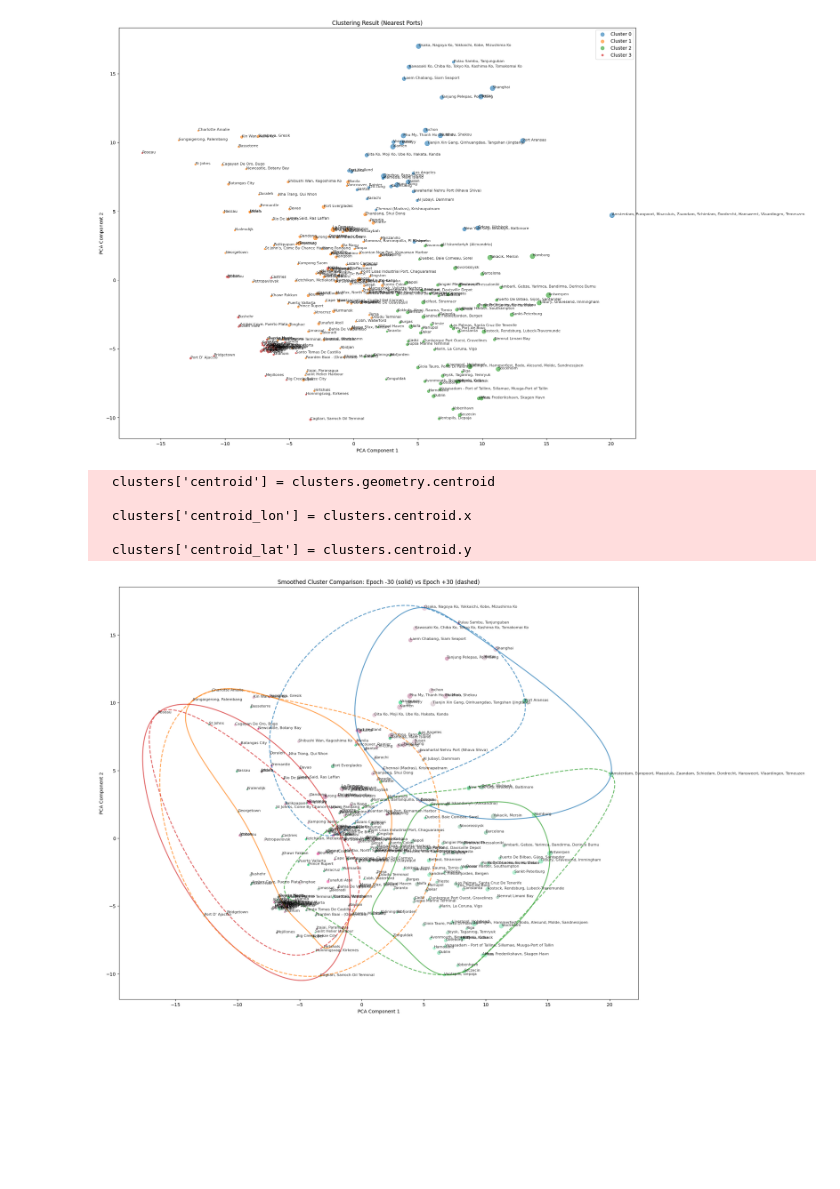
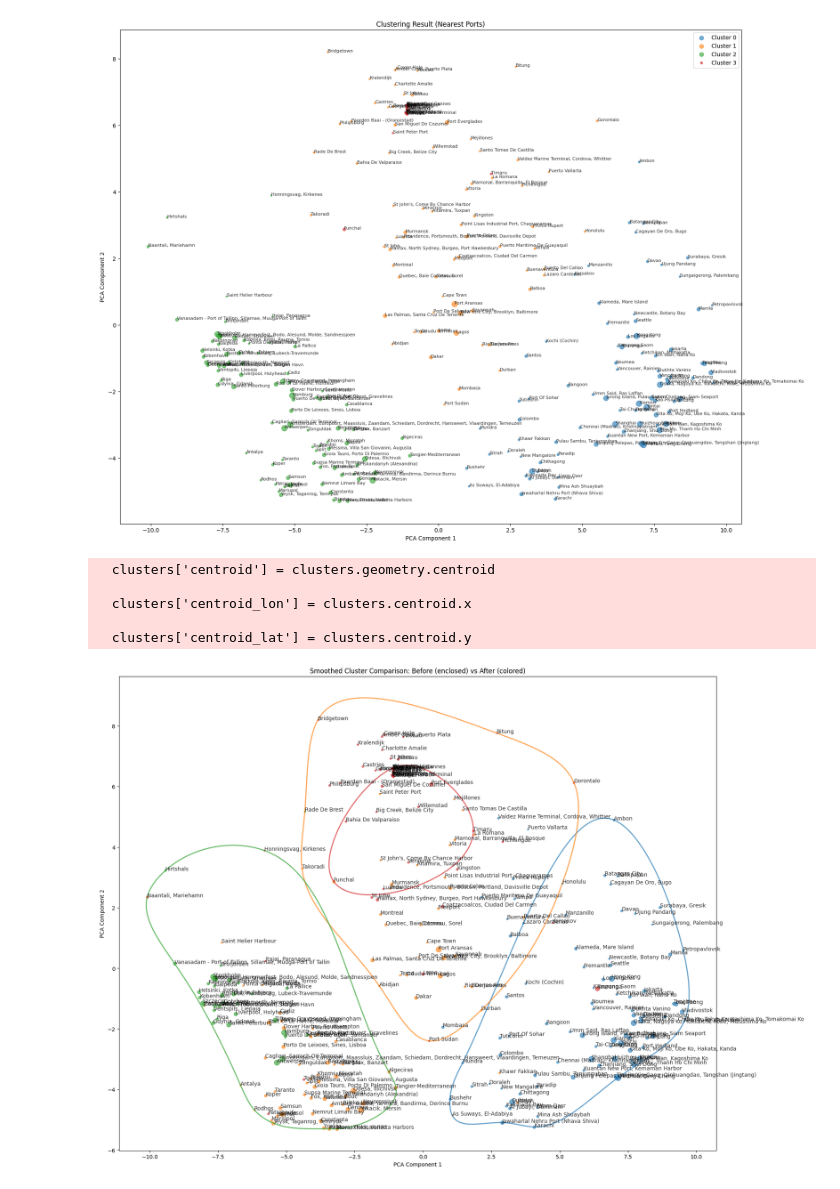
Before and after one commit to Paulliant/global-shipping-networks-analysis, a Jupyter notebook: Network Analysis/graph_embedding_calculate.ipynb, the cells around one changed output. Cells and saved outputs as stored; diff of their text form; code cells hidden in the pictures; blank space fills up the shorter version.

```diff
--- a/Network Analysis/graph_embedding_calculate.ipynb
+++ b/Network Analysis/graph_embedding_calculate.ipynb
@@ -16,7 +16,7 @@ n_clusters = 4
 clusters = pd.read_feather('result/clusters/cl_01-03.feather')
 
 # 2. 加载节点嵌入数据
-node_embeddings = pd.read_csv('result/graph_embedding/nodeembs_epoch-30.csv', header=None)
+node_embeddings = pd.read_csv('result/graph_embedding/nodeembs_before_lstmB_structure.csv', header=None)
 node_embeddings = node_embeddings.values[:, 1:]  # 将数据转换为NumPy数组，并去除第一列（第一列是标签，不参与拟合）
 
 if node_embeddings.shape[0] < clusters.shape[0]: # 如果节点嵌入数据的行数不足 clusters 的行数，则补充缺失的部分
@@ -41,34 +41,34 @@ clusters['cluster'] = kmeans.fit_predict(node_embeddings_scaled)
 # 5. 进行PCA降维，以便进行可视化
 pca = PCA(n_components=2)
 reduced_embeddings = pca.fit_transform(node_embeddings_scaled)
 
 # 6. 将PCA降维结果添加到clusters数据框中
 clusters['pca_x'] = reduced_embeddings[:, 0]
 clusters['pca_y'] = reduced_embeddings[:, 1]
 
 # 7. 绘制聚类结果
 plt.figure(figsize=(20, 16))
 cmap = plt.get_cmap('tab10')
 colors = [cmap(i) for i in range(n_clusters)]
 
 # 遍历每个聚类类别
 for cl in sorted(clusters['cluster'].unique()):
     sub_df = clusters[clusters['cluster'] == cl]
     plt.scatter(sub_df['pca_x'], sub_df['pca_y'],
                 s=np.sqrt(sub_df['ship_cnts']),
                 color=colors[cl % len(colors)],
                 label=f'Cluster {cl}', alpha=0.6)
     # 对每个点添加 nearest_ports 标签
     for idx, row in sub_df.iterrows():
         plt.annotate(row['nearest_ports'], (row['pca_x'], row['pca_y']), fontsize=8, alpha=0.8)
 
 plt.xlabel('PCA Component 1')
 plt.ylabel('PCA Component 2')
 plt.title('Clustering Result (Nearest Ports)')
 plt.legend()
 plt.show()
 # %% [output]
-[figure, old version]
+[figure, new version]
 # %%
 import pandas as pd
 import geopandas as gpd
@@ -94,8 +94,8 @@ clusters['centroid_lon'] = clusters.centroid.x
 clusters['centroid_lat'] = clusters.centroid.y
 
 # 加载两个时间点的节点嵌入数据
-emb_before = pd.read_csv('result/graph_embedding/nodeembs_epoch-30.csv', header=None).values[:, 1:]
-emb_after = pd.read_csv('result/graph_embedding/nodeembs_epoch+30.csv', header=None).values[:, 1:]
+emb_before = pd.read_csv('result/graph_embedding/nodeembs_before_lstmB_structure.csv', header=None).values[:, 1:]
+emb_after = pd.read_csv('result/graph_embedding/nodeembs_after_lstmB_structure.csv', header=None).values[:, 1:]
 
 # 对齐节点数
 def pad_embeddings(emb, target_len):
@@ -149,8 +149,9 @@ colors_point = np.array([[norm_x(x), norm_y(y), (norm_x(x) + norm_y(y)) / 2] for
 
 # 绘制散点图和标签
 for idx, row in clusters.iterrows():
-    plt.scatter(row['pca_x'], row['pca_y'], s=np.sqrt(row['ship_cnts']), color=colors_point[idx], alpha=0.6)
-    plt.annotate(row['nearest_ports'], (row['pca_x'], row['pca_y']), fontsize=8, alpha=0.8)
+    plt.scatter(row['pca_x'], row['pca_y'], s=np.sqrt(row['ship_cnts']), color=colors[color_map[row['cluster_after']]], alpha=0.6)
+    # plt.scatter(row['pca_x'], row['pca_y'], s=np.sqrt(row['ship_cnts']), color=colors_point[idx], alpha=0.6)
+    plt.annotate(row['nearest_ports'], (row['pca_x'], row['pca_y']), fontsize=10, alpha=0.8)
 
 # 函数：绘制平滑凸包
 def plot_smoothed_hull(points, color, linestyle):
@@ -169,15 +170,15 @@ for i in range(n_clusters):
     points = clusters[clusters['cluster_before'] == i][['pca_x', 'pca_y']].values
     plot_smoothed_hull(points, color=colors[i], linestyle='-')
 
-# 绘制聚类凸包（after，映射颜色）
-for j in range(n_clusters):
-    mapped_color = colors[color_map[j]]
-    points = clusters[clusters['cluster_after'] == j][['pca_x', 'pca_y']].values
-    plot_smoothed_hull(points, color=mapped_color, linestyle='--')
+# # 绘制聚类凸包（after，映射颜色）
+# for j in range(n_clusters):
+#     mapped_color = colors[color_map[j]]
+#     points = clusters[clusters['cluster_after'] == j][['pca_x', 'pca_y']].values
+#     plot_smoothed_hull(points, color=mapped_color, linestyle='--')
 
 plt.xlabel('PCA Component 1')
 plt.ylabel('PCA Component 2')
-plt.title('Smoothed Cluster Comparison: Epoch -30 (solid) vs Epoch +30 (dashed)')
+plt.title('Smoothed Cluster Comparison: Before (enclosed) vs After (colored)')
 plt.show()
 
 # 保存包含原始信息 + 聚类标签的表格
@@ -191,4 +192,4 @@ output_df.to_csv('result/graph_embedding/cluster_comparison.csv', index=False)
   clusters['centroid_lon'] = clusters.centroid.x
 
   clusters['centroid_lat'] = clusters.centroid.y
-[figure, old version]
+[figure, new version]
```
Also changed, not shown: 5 other files.
